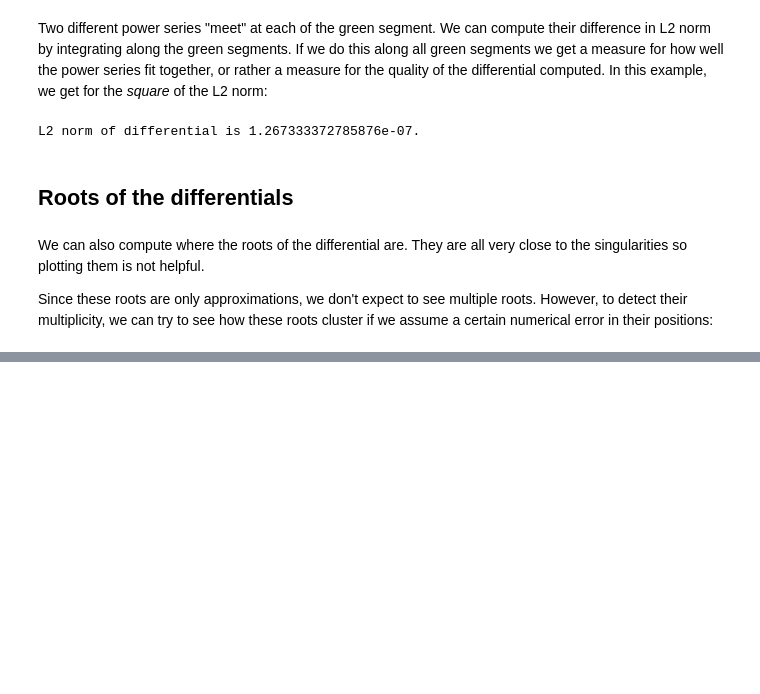
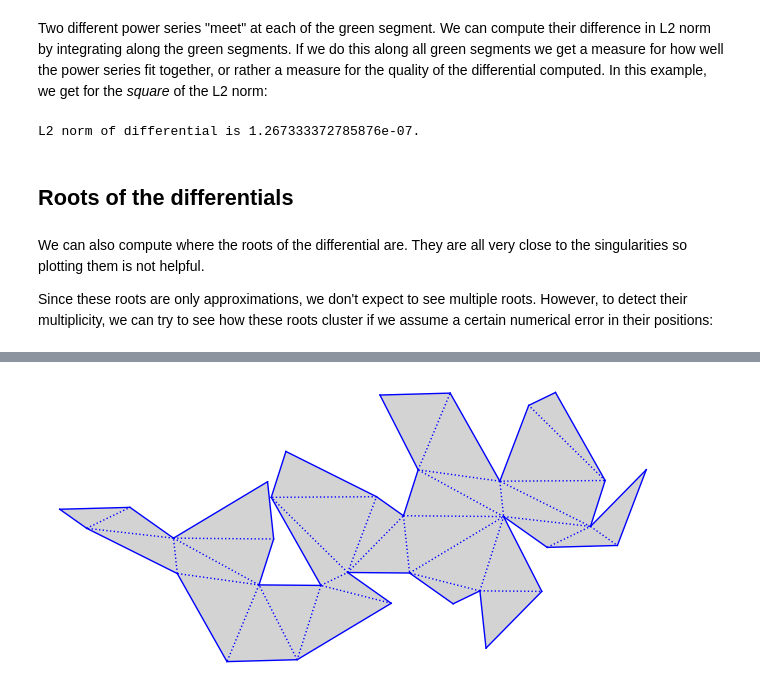
Before and after one commit to flatsurf/sage-flatsurf, a Jupyter notebook: 3413-differentials.ipynb, the cells around one changed output, grey strips where cells are left out. Cells and saved outputs as stored; diff of their text form; code cells hidden in the pictures; blank space fills up the shorter version.

```diff
--- a/3413-differentials.ipynb
+++ b/3413-differentials.ipynb
@@ -203,0 +207,89 @@ S.polygon(0)
+# %%
+from flatsurf import polygons, similarity_surfaces
+
+t = polygons.triangle(3, 4, 13)
+B = similarity_surfaces.billiard(t)
+S = B.minimal_cover('translation')
+S = S.erase_marked_points().codomain()
+# %%
+best = (S, oo)
+bounds = []
+
+while True:
+    T = S
+
+    from flatsurf import GL2ROrbitClosure
+    from flatsurf.geometry.pyflatsurf.surface import Surface_pyflatsurf
+
+    O = GL2ROrbitClosure(T)
+
+    for decomposition in O.decompositions(64):
+        O.update_tangent_space_from_flow_decomposition(decomposition)
+        if O.dimension() > 3: break
+
+    tangent = (
+        O.lift(O.tangent_space_basis()[2]),
+        O.lift(O.tangent_space_basis()[3]),
+    )
+    while True:
+        upper_bound = (QQ.random_element().abs(), QQ.random_element().abs())
+        if upper_bound == (0, 0):
+            continue
+        twist = ZZ.random_element().abs() + 3
+        if twist == 0:
+            continue
+        bound = (upper_bound[0], upper_bound[1], twist)
+        if bound not in bounds:
+            bounds.append(bound)
+            break
+
+    deformation = [O.V2(x / upper_bound[0] + y / upper_bound[1], x / (2*upper_bound[0]) + y / (3*upper_bound[1])).vector for (x, y) in zip(*tangent)]
+    deformed = Surface_pyflatsurf((T.pyflatsurf()._flat_triangulation + deformation).codomain())
+
+    from flatsurf import MutableOrientedSimilaritySurface
+    deformed = MutableOrientedSimilaritySurface.from_surface(deformed)
+    deformed.set_immutable()
+
+    T = deformed.delaunay_triangulation().codomain()
+
+    # Make sure the surface is not too terribly squeezed initially.
+    x = max(T.polygon(edge[0]).edge(edge[1])[0].abs() for edge in T.edges())
+    y = max(T.polygon(edge[0]).edge(edge[1])[1].abs() for edge in T.edges())
+
+    T = MutableOrientedSimilaritySurface.from_surface(T)
+    T.set_immutable()
+    T = T.apply_matrix(matrix([[1, twist**3], [0, 1]]) * matrix([[1/x, 0], [0, 1/y]]), in_place=False).codomain().delaunay_triangulation().codomain()
+
+    print(f"Attempt {len(bounds) - 1} with {upper_bound} and {twist}: ", end="")
+
+    iterations = 8
+    iteration = 0
+
+    while iteration < iterations:
+        iteration += 1
+        T = MutableOrientedSimilaritySurface.from_surface(T)
+        T.set_immutable()
+        # T = T.apply_matrix(matrix([[3, 7], [2, 5]])).codomain().delaunay_triangulation().codomain()
+        T = T.apply_matrix(matrix([[1, twist], [0, 1]])).codomain().delaunay_triangulation().codomain()
+        edges = [e.change_ring(RDF).norm() for P in T.polygons() for e in P.edges()]
+        rel = max(edges) / min(edges)
+        if rel < best[1]:
+            best = (T, rel)
+            print(rel, end="")
+            T.plot(polygon_labels=False, edge_labels=False).show()
+            iterations += 16
+        else:
+            print(f"{rel.n(digits=2)} ", end="")
+
+            if rel < 4:
+                iterations += 4
+            if rel < 3:
+                iterations += 32
+            if rel < 2:
+                iterations += 128
+
+        from sage.all import log
+        iterations = min(iterations, round(log(2**64, base=twist)))
+        print(f"{iteration}/{iterations} ", end="")
+    print("")
+# %% [output]
@@ -203,0 +297 @@ S.polygon(0)
+[figure, added]
```
Also changed, not shown: parts of 26 cells of this notebook, 40 other files.
